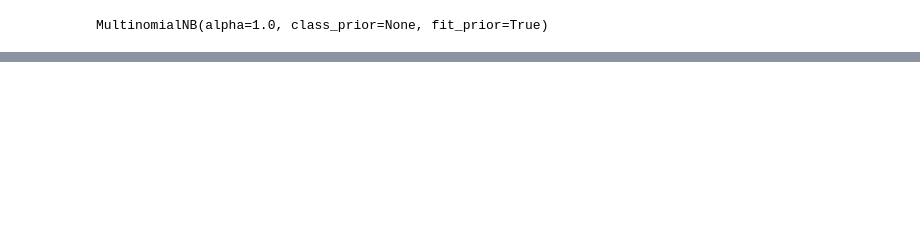
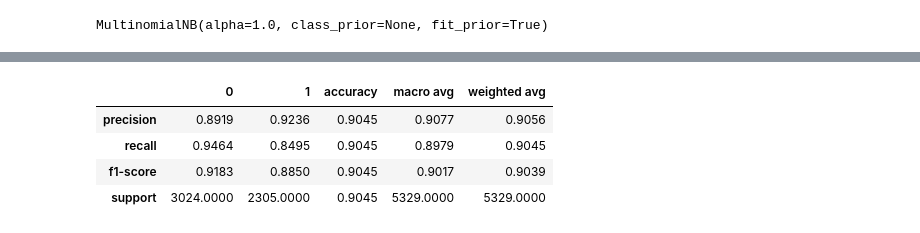
Before and after one commit to fares-ds/Real-or-Not-NLP-with-Disaster-Tweets, a Jupyter notebook: Disaster_Or_Not_Kaggle_Competition.ipynb, the cells around one changed output, grey strips where cells are left out. Drawn from its saved outputs; the diff is of its cells as text; code cells hidden in the pictures; blank space fills up the shorter version.

```diff
--- a/Disaster_Or_Not_Kaggle_Competition.ipynb
+++ b/Disaster_Or_Not_Kaggle_Competition.ipynb
@@ -204,0 +212,9 @@ pd.DataFrame(classification_report(y_test, y_pred, ))
+# %%
+y_pred = nb_model.predict(X_train)
+pd.DataFrame(classification_report(y_train, y_pred, output_dict=True))
+# %% [output]
+|  | 0 | 1 | accuracy | macro avg | weighted avg |
+| precision | 0.8919 | 0.9236 | 0.9045 | 0.9077 | 0.9056 |
+| recall | 0.9464 | 0.8495 | 0.9045 | 0.8979 | 0.9045 |
+| f1-score | 0.9183 | 0.8850 | 0.9045 | 0.9017 | 0.9039 |
+| support | 3024.0000 | 2305.0000 | 0.9045 | 5329.0000 | 5329.0000 |
```
Also changed, not shown: parts of 3 cells of this notebook.
